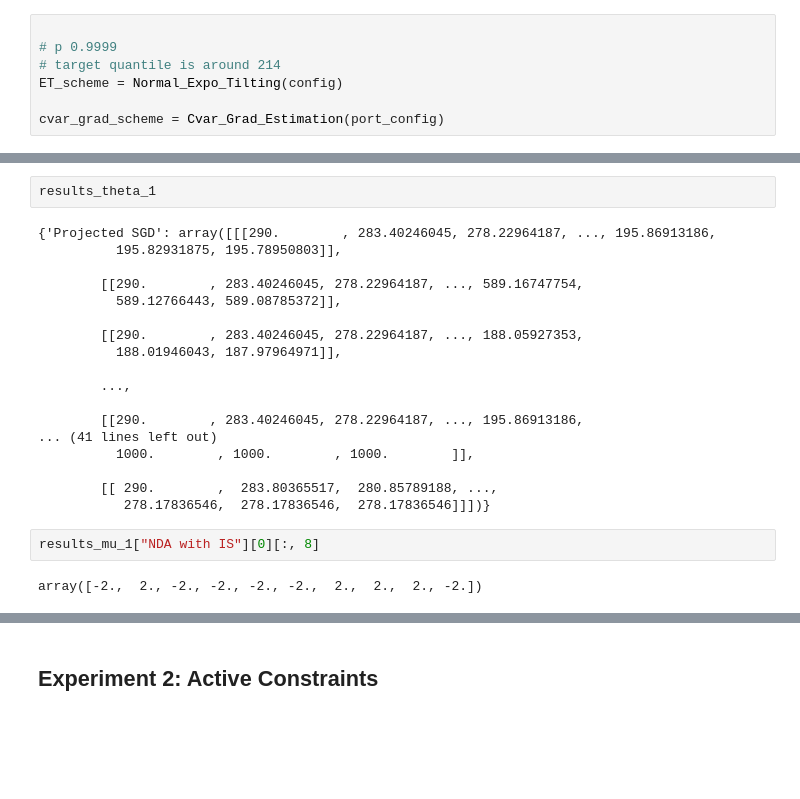
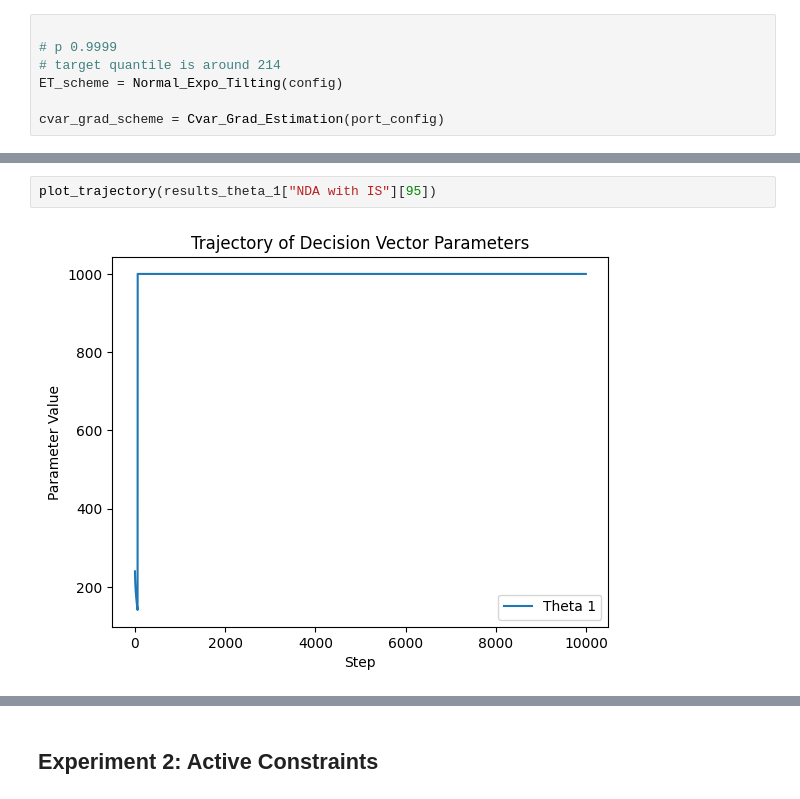
Before and after one commit to Wmeesena/optimal_importance_sampling, a Jupyter notebook: notebook.ipynb, the cells around one changed output, grey strips where cells are left out. Drawn from its saved outputs; the diff is of its cells as text; blank space fills up the shorter version.

```diff
--- a/notebook.ipynb
+++ b/notebook.ipynb
@@ -601,24 +605,4 @@ results_theta_1, results_mu_1 = experiment_1(config,
-# %%
-results_theta_1
-# %% [output]
-{'Projected SGD': array([[[290.        , 283.40246045, 278.22964187, ..., 195.86913186,
-          195.82931875, 195.78950803]],
-
-        [[290.        , 283.40246045, 278.22964187, ..., 589.16747754,
-          589.12766443, 589.08785372]],
-
-        [[290.        , 283.40246045, 278.22964187, ..., 188.05927353,
-          188.01946043, 187.97964971]],
-
-        ...,
-
-        [[290.        , 283.40246045, 278.22964187, ..., 195.86913186,
-... (41 lines left out)
-          1000.        , 1000.        , 1000.        ]],
-
-        [[ 290.        ,  283.80365517,  280.85789188, ...,
-           278.17836546,  278.17836546,  278.17836546]]])}
 # %%
-results_mu_1["NDA with IS"][0][:, 8]
+plot_trajectory(results_theta_1["NDA with IS"][95])
 # %% [output]
-array([-2.,  2., -2., -2., -2., -2.,  2.,  2.,  2., -2.])
+[figure, added]
```
Also changed, not shown: parts of 7 cells of this notebook.
